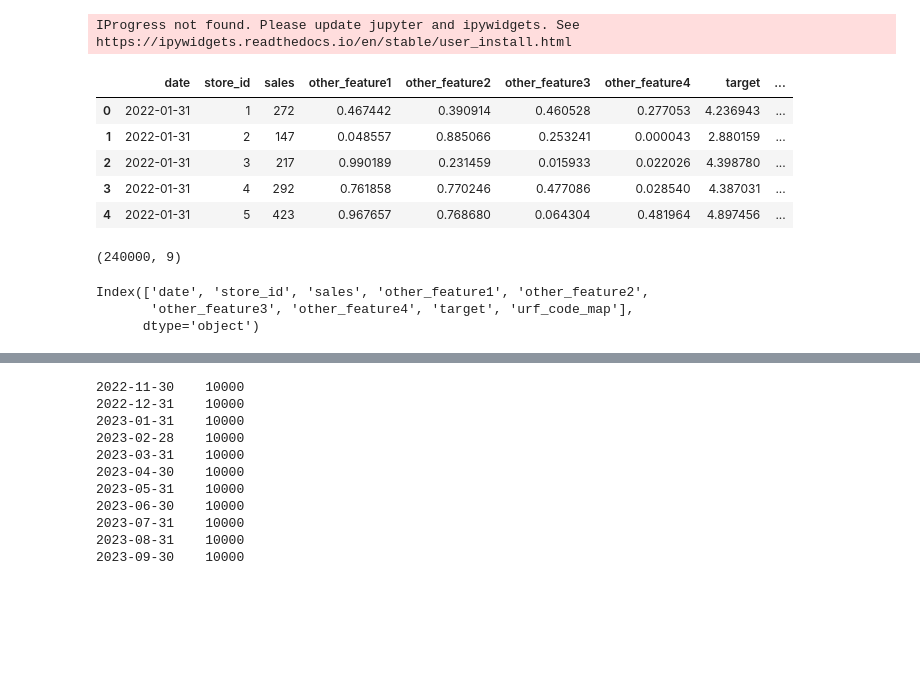
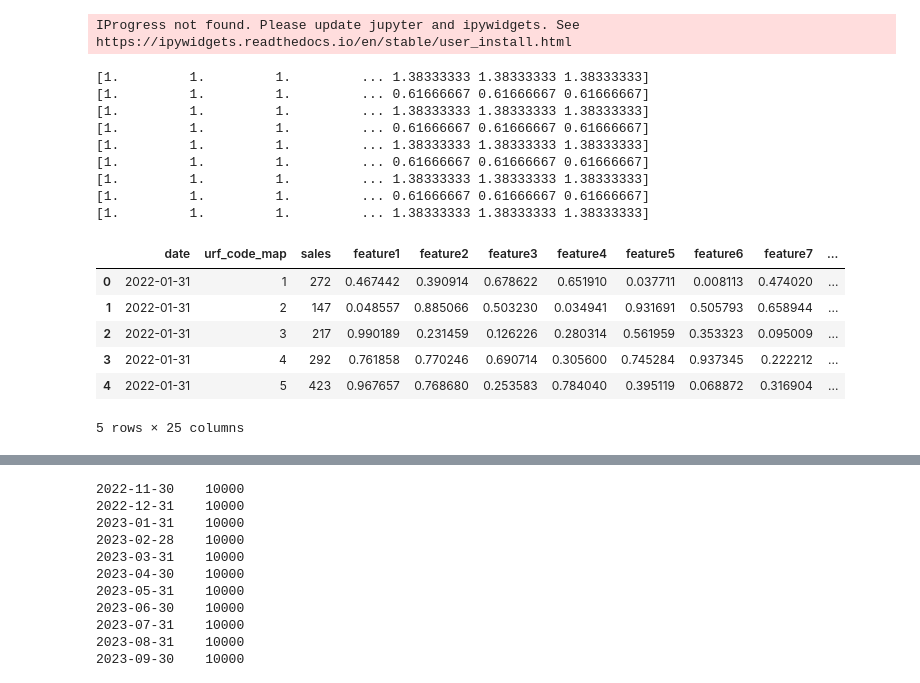
Before and after one commit to VityaShevcov/pearl_one, a Jupyter notebook: code_continue_learning.ipynb, the cells around one changed output, grey strips where cells are left out. Cells and saved outputs as stored; diff of their text form; code cells hidden in the pictures; blank space fills up the shorter version.

```diff
--- a/code_continue_learning.ipynb
+++ b/code_continue_learning.ipynb
@@ -316,44 +325,53 @@ IProgress not found. Please update jupyter and ipywidgets. See https://ipywidget
 # %%
 import pandas as pd
 import numpy as np
 import random
 
-# Генерация данных для 10 магазинов за 2 года
+# Генерация данных для 10000 магазинов за 2 года
 np.random.seed(0)
 dates = pd.date_range(start='2022-01-01', end='2023-12-31', freq='M')
 stores = np.arange(1, 10001)
 
-# Создание DataFrame
+# Создание DataFrame с добавлением большего числа переменных
 data = pd.DataFrame({
     'date': np.repeat(dates, len(stores)),
-    'store_id': np.tile(stores, len(dates)),
+    'urf_code_map': np.tile(stores, len(dates)),
     'sales': np.random.randint(100, 500, size=len(dates) * len(stores)),
-    'other_feature1': np.random.rand(len(dates) * len(stores)),
-    'other_feature2': np.random.rand(len(dates) * len(stores)),
-    'other_feature3': np.random.rand(len(dates) * len(stores))**2,
-    'other_feature4': np.random.rand(len(dates) * len(stores))**3
 })
 
-# Добавление примерного целевого признака
-data['target'] = data['sales'] * (1 + data['other_feature1'] - 0.5*data['other_feature2'])*(data.date.dt.year - 2020)*(data.date.dt.month/10)
-data['target'] = np.log(data.target)
-data['urf_code_map'] = data['store_id']
+# Добавление 20 дополнительных фичей
+for i in range(1, 21):
+    data[f'feature{i}'] = np.random.rand(len(dates) * len(stores))
 
-data.head()
+# Вычисление временной шкалы для шума
+time_scale = data['date'].dt.year + (data['date'].dt.month - 1) / 12 - 2022
+data['time_scale'] = time_scale
+# Расчет целевой переменной с изменяющимся во времени шумом
+data['target'] = data['sales']
+for i in range(1, 10):  # Используем первые 9 фичей
+    noise_scale = np.where(i % 2 == 0, 1 - time_scale * 0.2, 1 + time_scale * 0.2)
+    print(noise_scale)
+    # Добавляем шум, увеличивающийся или уменьшающийся со временем
+    data['target'] += (data[f'feature{i}'] * noise_scale)
+
+# Нормализация целевой переменной
+data['target'] = np.log(data['target'] + 1)
+
+data.head()  # Вывод первых строк для проверки
 # %% [output]
+[1.         1.         1.         ... 1.38333333 1.38333333 1.38333333]
+[1.         1.         1.         ... 0.61666667 0.61666667 0.61666667]
+[1.         1.         1.         ... 1.38333333 1.38333333 1.38333333]
+[1.         1.         1.         ... 0.61666667 0.61666667 0.61666667]
+[1.         1.         1.         ... 1.38333333 1.38333333 1.38333333]
+[1.         1.         1.         ... 0.61666667 0.61666667 0.61666667]
+[1.         1.         1.         ... 1.38333333 1.38333333 1.38333333]
+[1.         1.         1.         ... 0.61666667 0.61666667 0.61666667]
+[1.         1.         1.         ... 1.38333333 1.38333333 1.38333333]
-|  | date | store_id | sales | other_feature1 | other_feature2 | other_feature3 | other_feature4 | target | ... |
-| 0 | 2022-01-31 | 1 | 272 | 0.467442 | 0.390914 | 0.460528 | 0.277053 | 4.236943 | ... |
-| 1 | 2022-01-31 | 2 | 147 | 0.048557 | 0.885066 | 0.253241 | 0.000043 | 2.880159 | ... |
-| 2 | 2022-01-31 | 3 | 217 | 0.990189 | 0.231459 | 0.015933 | 0.022026 | 4.398780 | ... |
-| 3 | 2022-01-31 | 4 | 292 | 0.761858 | 0.770246 | 0.477086 | 0.028540 | 4.387031 | ... |
-| 4 | 2022-01-31 | 5 | 423 | 0.967657 | 0.768680 | 0.064304 | 0.481964 | 4.897456 | ... |
+|  | date | urf_code_map | sales | feature1 | feature2 | feature3 | feature4 | feature5 | feature6 | feature7 | ... |
+| 0 | 2022-01-31 | 1 | 272 | 0.467442 | 0.390914 | 0.678622 | 0.651910 | 0.037711 | 0.008113 | 0.474020 | ... |
+| 1 | 2022-01-31 | 2 | 147 | 0.048557 | 0.885066 | 0.503230 | 0.034941 | 0.931691 | 0.505793 | 0.658944 | ... |
+| 2 | 2022-01-31 | 3 | 217 | 0.990189 | 0.231459 | 0.126226 | 0.280314 | 0.561959 | 0.353323 | 0.095009 | ... |
+| 3 | 2022-01-31 | 4 | 292 | 0.761858 | 0.770246 | 0.690714 | 0.305600 | 0.745284 | 0.937345 | 0.222212 | ... |
+| 4 | 2022-01-31 | 5 | 423 | 0.967657 | 0.768680 | 0.253583 | 0.784040 | 0.395119 | 0.068872 | 0.316904 | ... |
+5 rows × 25 columns
-# %%
-data.shape
-# %% [output]
-(240000, 9)
-# %%
-data.columns
-# %% [output]
-Index(['date', 'store_id', 'sales', 'other_feature1', 'other_feature2',
-       'other_feature3', 'other_feature4', 'target', 'urf_code_map'],
-      dtype='object')
```
Also changed, not shown: parts of 17 cells of this notebook, 5 other files.
